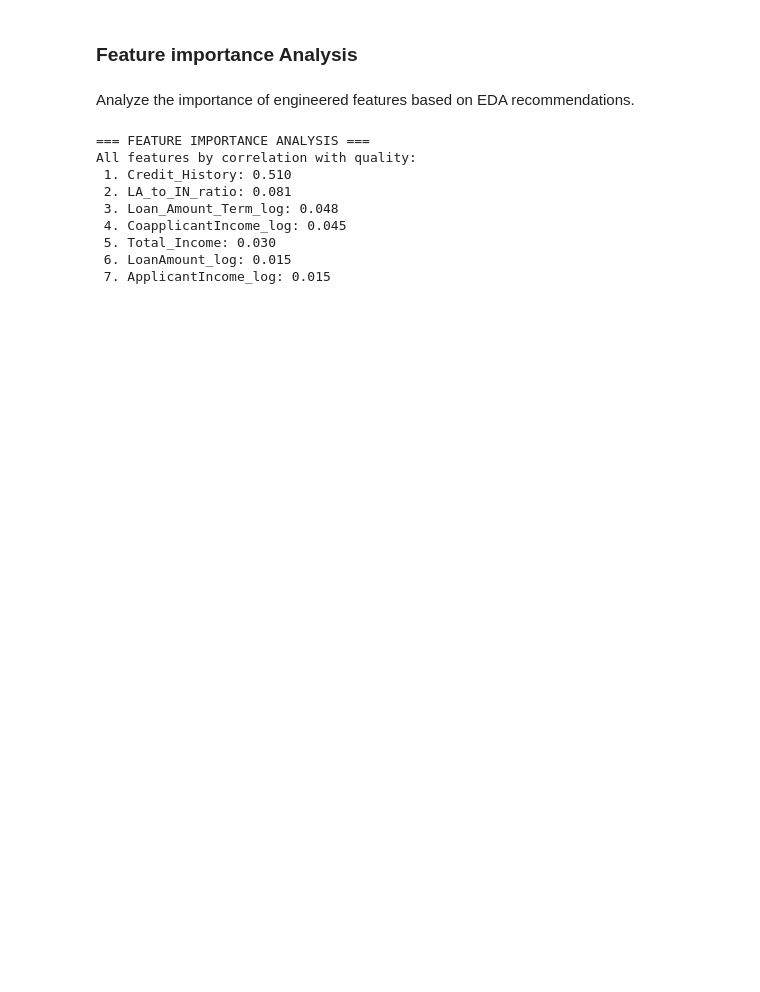
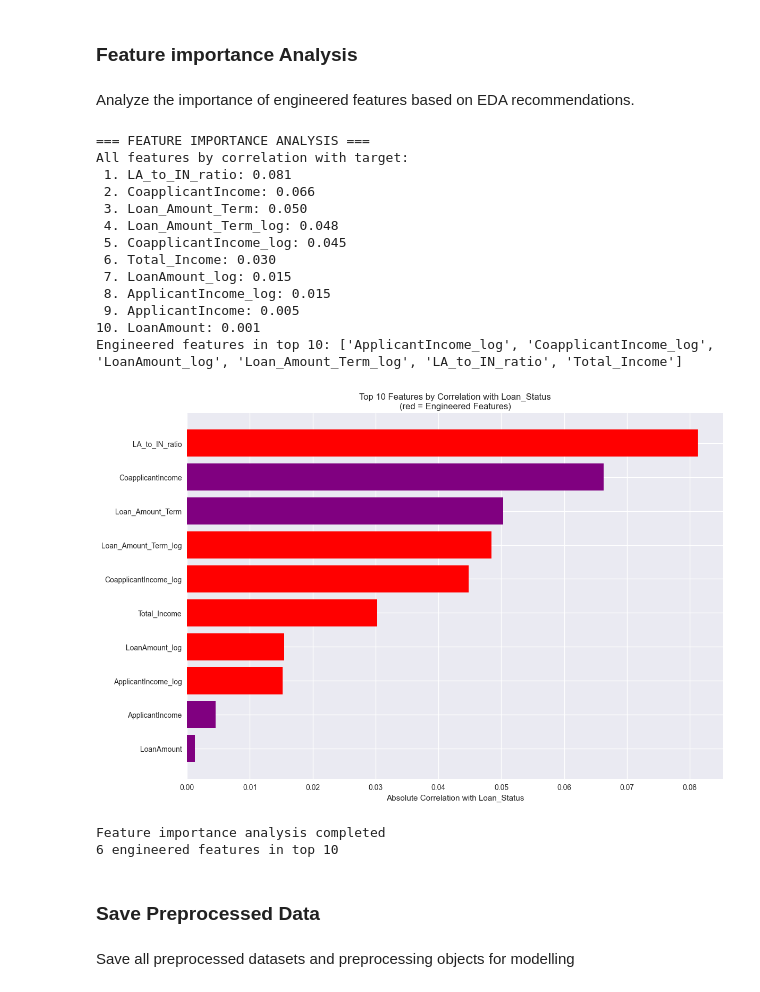
Before and after one commit to Naeema-cyber/ai_engineering_repo, a Jupyter notebook: month_3/machine_learning/home_loan_folder/Baseline_model_training.ipynb, the cells around one changed output. Drawn from its saved outputs; the diff is of its cells as text; code cells hidden in the pictures; blank space fills up the shorter version.

```diff
--- a/month_3/machine_learning/home_loan_folder/Baseline_model_training.ipynb
+++ b/month_3/machine_learning/home_loan_folder/Baseline_model_training.ipynb
@@ -470,7 +479,7 @@ print("=== STRATIFIED DATA SPLITTING ===")
 print("EDA identified class imbalance - using stratified splitting to preserve class distribution")
 
 # Select the chosen features
-X_selected = X[new_features]
+X_selected = X[new_features.columns]
 print(f"Selected features shape: {X_selected.shape}")
 
 # First split: 80% train+val, 20% test
@@ -560,23 +530,61 @@ Analyze the importance of engineered features based on EDA recommendations.
 # %%
 # Feature importance analysis to validate EDA- based Engineering
 print("=== FEATURE IMPORTANCE ANALYSIS ===")
 
-# Calculate correlation with target for all features
+# Encode the target column correctly
+df['Loan_Status'] = LabelEncoder().fit_transform(df['Loan_Status'])
+
+# Calculate correlation between features and target
 feature_correlation = X_train.corrwith(y_train).abs().sort_values(ascending=False)
 
-print("All features by correlation with quality:")
-for i, (feature, corr) in enumerate(feature_correlation.head(7).items(),1):
+print("All features by correlation with target:")
+for i, (feature, corr) in enumerate(feature_correlation.head(10).items(), 1):
     print(f"{i:2d}. {feature}: {corr:.3f}")
 
-# Check if engineered features are among top features
-engineered
+# Identify engineered features
+engineered_features = [
+    col for col in X_train.columns
+    if any(keyword in col.lower() for keyword in ['ratio', 'total', 'log'])
+]
+
+print(f"Engineered features in top 10: {[f for f in engineered_features if f in feature_correlation.head(10).index]}")
+
+# Visualize feature importance
+plt.figure(figsize=(12, 8))
+top_features = feature_correlation.head(10)
+colors = [
+    'red' if any(keyword in f.lower() for keyword in ['ratio', 'total', 'log'])
+    else 'purple' for f in top_features.index
+]
+
+plt.barh(range(len(top_features)), top_features.values, color=colors)
+plt.yticks(range(len(top_features)), top_features.index)
+plt.xlabel('Absolute Correlation with Loan_Status')
+plt.title('Top 10 Features by Correlation with Loan_Status\n(red = Engineered Features)')
+plt.gca().invert_yaxis()
+plt.tight_layout()
+plt.show()
+
+print(f"\nFeature importance analysis completed")
+print(f"{len([f for f in engineered_features if f in feature_correlation.head(10).index])} engineered features in top 10")
 # %% [output]
 === FEATURE IMPORTANCE ANALYSIS ===
-All features by correlation with quality:
- 1. Credit_History: 0.510
- 2. LA_to_IN_ratio: 0.081
- 3. Loan_Amount_Term_log: 0.048
- 4. CoapplicantIncome_log: 0.045
- 5. Total_Income: 0.030
- 6. LoanAmount_log: 0.015
- 7. ApplicantIncome_log: 0.015
+All features by correlation with target:
+ 1. LA_to_IN_ratio: 0.081
+ 2. CoapplicantIncome: 0.066
+ 3. Loan_Amount_Term: 0.050
+ 4. Loan_Amount_Term_log: 0.048
+ 5. CoapplicantIncome_log: 0.045
+ 6. Total_Income: 0.030
+ 7. LoanAmount_log: 0.015
+ 8. ApplicantIncome_log: 0.015
+ 9. ApplicantIncome: 0.005
+10. LoanAmount: 0.001
+Engineered features in top 10: ['ApplicantIncome_log', 'CoapplicantIncome_log', 'LoanAmount_log', 'Loan_Amount_Term_log', 'LA_to_IN_ratio', 'Total_Income']
+[figure, added]
+Feature importance analysis completed
+6 engineered features in top 10
+# %% [markdown]
+### **Save Preprocessed Data**
+# %% [markdown]
+Save all preprocessed datasets and preprocessing objects for modelling
```
Also changed, not shown: parts of 15 cells of this notebook, 12 other files.
